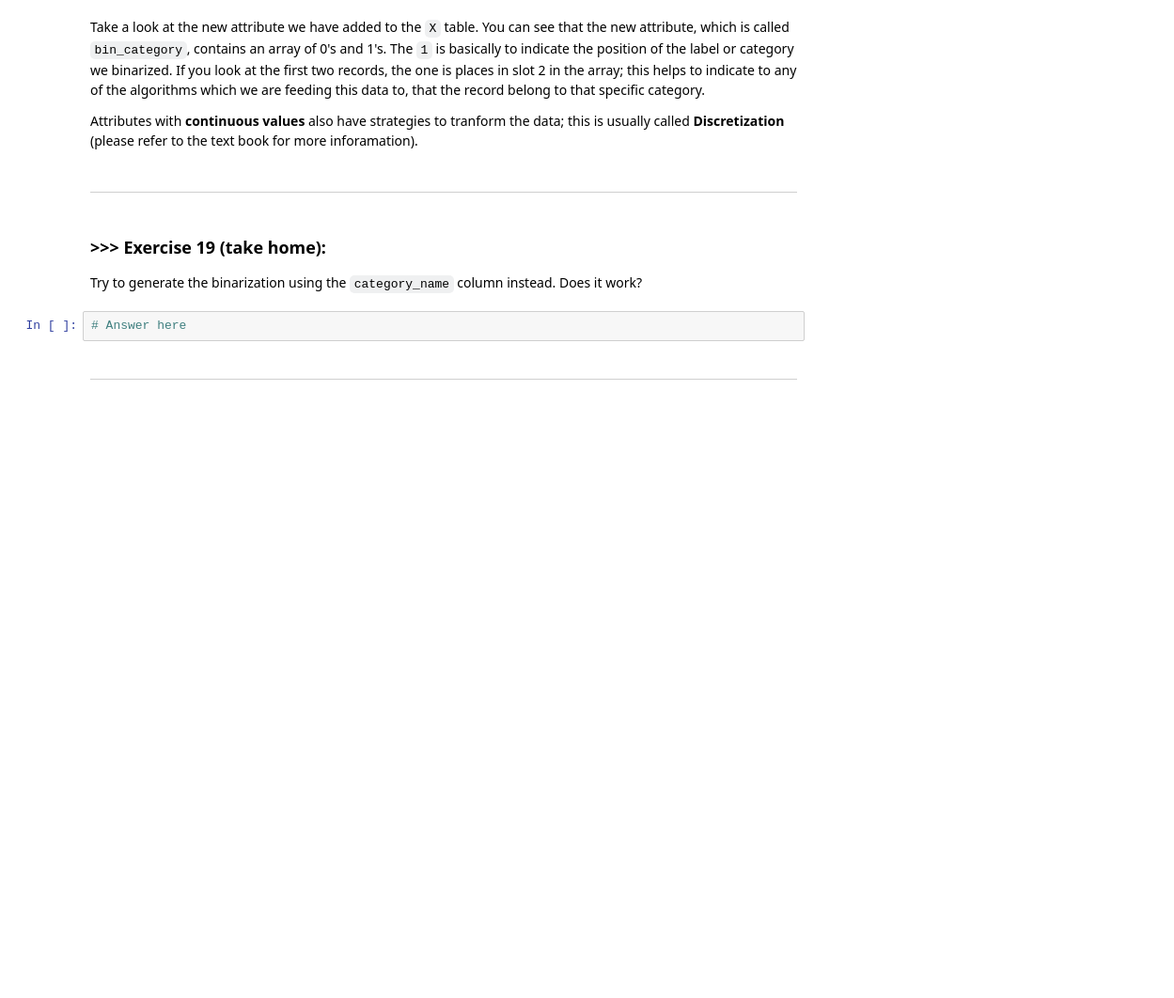
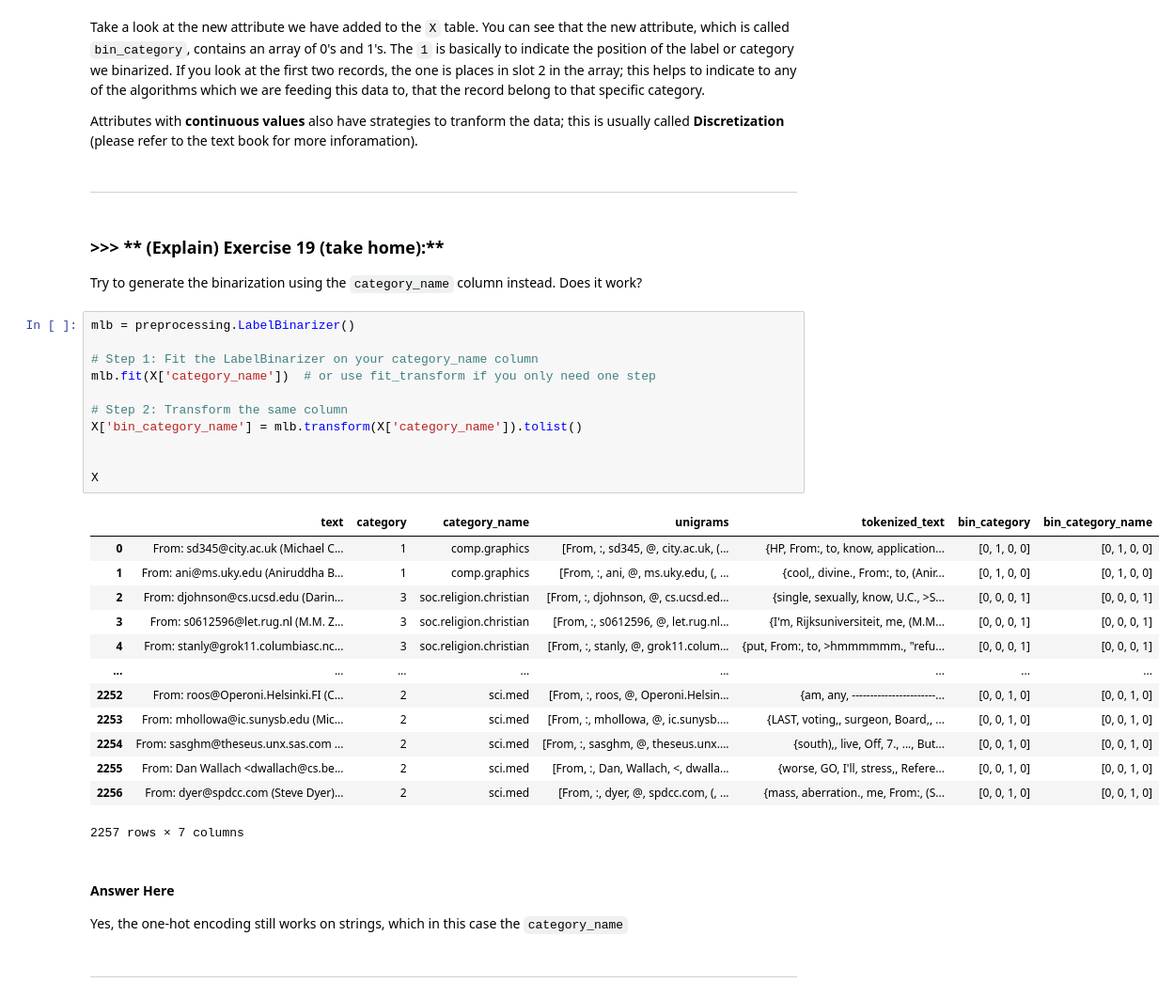
Before and after one commit to samjun99/DM2025-Lab1-Exercise, a Jupyter notebook: DM2025-Lab1-Master.ipynb, the cells around one changed output. Shown at 94% size. Cells and saved outputs as stored; diff of their text form; blank space fills up the shorter version.

```diff
--- a/DM2025-Lab1-Master.ipynb
+++ b/DM2025-Lab1-Master.ipynb
@@ -2246,10 +2322,36 @@ Attributes with **continuous values** also have strategies to tranform the data;
 # %% [markdown]
 ---
 # %% [markdown]
-### >>> **Exercise 19 (take home):**
+### >>> ** (Explain) Exercise 19 (take home):**
 Try to generate the binarization using the `category_name` column instead. Does it work?
-# %%
-# Answer here
+# %%
+mlb = preprocessing.LabelBinarizer()
+
+# Step 1: Fit the LabelBinarizer on your category_name column
+mlb.fit(X['category_name'])  # or use fit_transform if you only need one step
+
+# Step 2: Transform the same column
+X['bin_category_name'] = mlb.transform(X['category_name']).tolist()
+
+
+X
+# %% [output]
+|  | text | category | category_name | unigrams | tokenized_text | bin_category | bin_category_name |
+| 0 | From: sd345@city.ac.uk (Michael C... | 1 | comp.graphics | [From, :, sd345, @, city.ac.uk, (... | {HP, From:, to, know, application... | [0, 1, 0, 0] | [0, 1, 0, 0] |
+| 1 | From: ani@ms.uky.edu (Aniruddha B... | 1 | comp.graphics | [From, :, ani, @, ms.uky.edu, (, ... | {cool,, divine., From:, to, (Anir... | [0, 1, 0, 0] | [0, 1, 0, 0] |
+| 2 | From: djohnson@cs.ucsd.edu (Darin... | 3 | soc.religion.christian | [From, :, djohnson, @, cs.ucsd.ed... | {single, sexually, know, U.C., >S... | [0, 0, 0, 1] | [0, 0, 0, 1] |
+| 3 | From: s0612596@let.rug.nl (M.M. Z... | 3 | soc.religion.christian | [From, :, s0612596, @, let.rug.nl... | {I'm, Rijksuniversiteit, me, (M.M... | [0, 0, 0, 1] | [0, 0, 0, 1] |
+| 4 | From: stanly@grok11.columbiasc.nc... | 3 | soc.religion.christian | [From, :, stanly, @, grok11.colum... | {put, From:, to, >hmmmmmm., "refu... | [0, 0, 0, 1] | [0, 0, 0, 1] |
+| ... | ... | ... | ... | ... | ... | ... | ... |
+| 2252 | From: roos@Operoni.Helsinki.FI (C... | 2 | sci.med | [From, :, roos, @, Operoni.Helsin... | {am, any, -----------------------... | [0, 0, 1, 0] | [0, 0, 1, 0] |
+| 2253 | From: mhollowa@ic.sunysb.edu (Mic... | 2 | sci.med | [From, :, mhollowa, @, ic.sunysb.... | {LAST, voting,, surgeon, Board,, ... | [0, 0, 1, 0] | [0, 0, 1, 0] |
+| 2254 | From: sasghm@theseus.unx.sas.com ... | 2 | sci.med | [From, :, sasghm, @, theseus.unx.... | {south),, live, Off, 7., ..., But... | [0, 0, 1, 0] | [0, 0, 1, 0] |
+| 2255 | From: Dan Wallach <dwallach@cs.be... | 2 | sci.med | [From, :, Dan, Wallach, <, dwalla... | {worse, GO, I'll, stress,, Refere... | [0, 0, 1, 0] | [0, 0, 1, 0] |
+| 2256 | From: dyer@spdcc.com (Steve Dyer)... | 2 | sci.med | [From, :, dyer, @, spdcc.com, (, ... | {mass, aberration., me, From:, (S... | [0, 0, 1, 0] | [0, 0, 1, 0] |
+2257 rows × 7 columns
+# %% [markdown]
+#### Answer Here
+Yes, the one-hot encoding still works on strings, which in this case the `category_name`
 # %% [markdown]
 ---
 # %% [markdown]
```
Also changed, not shown: parts of 46 cells of this notebook, 4 other files.
